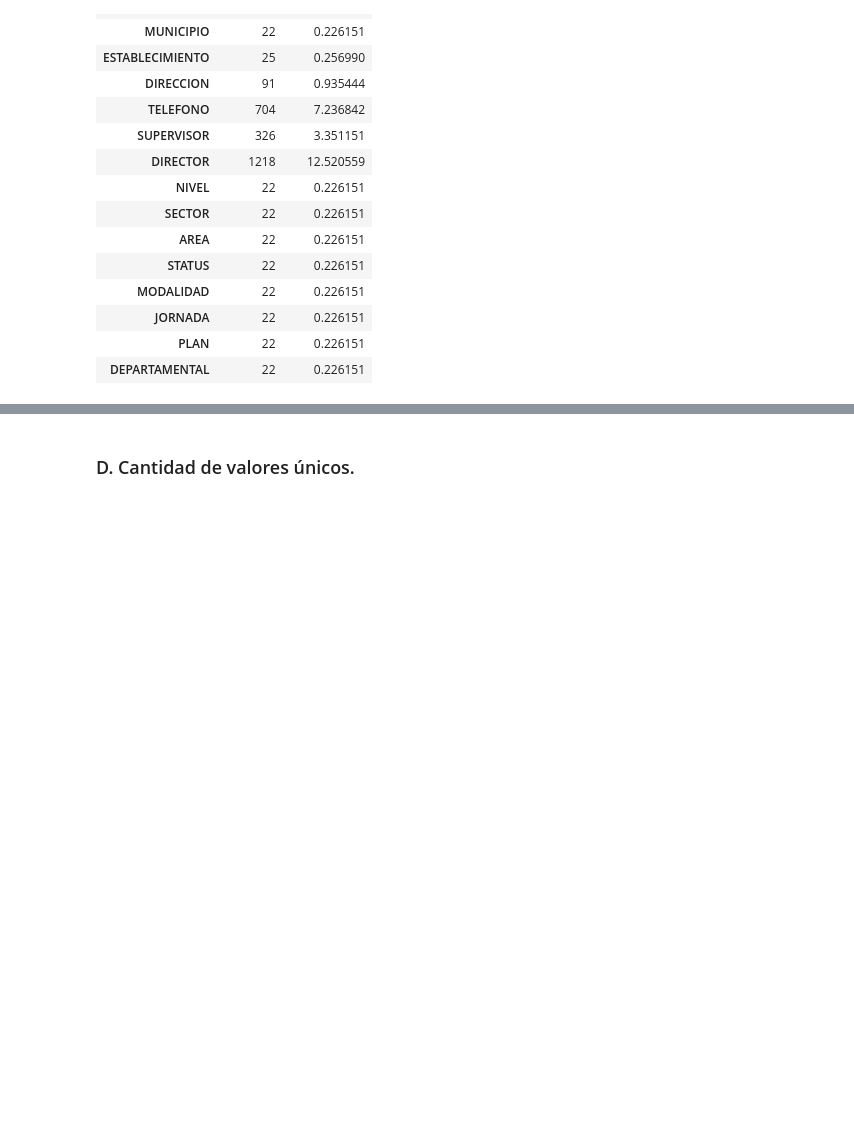
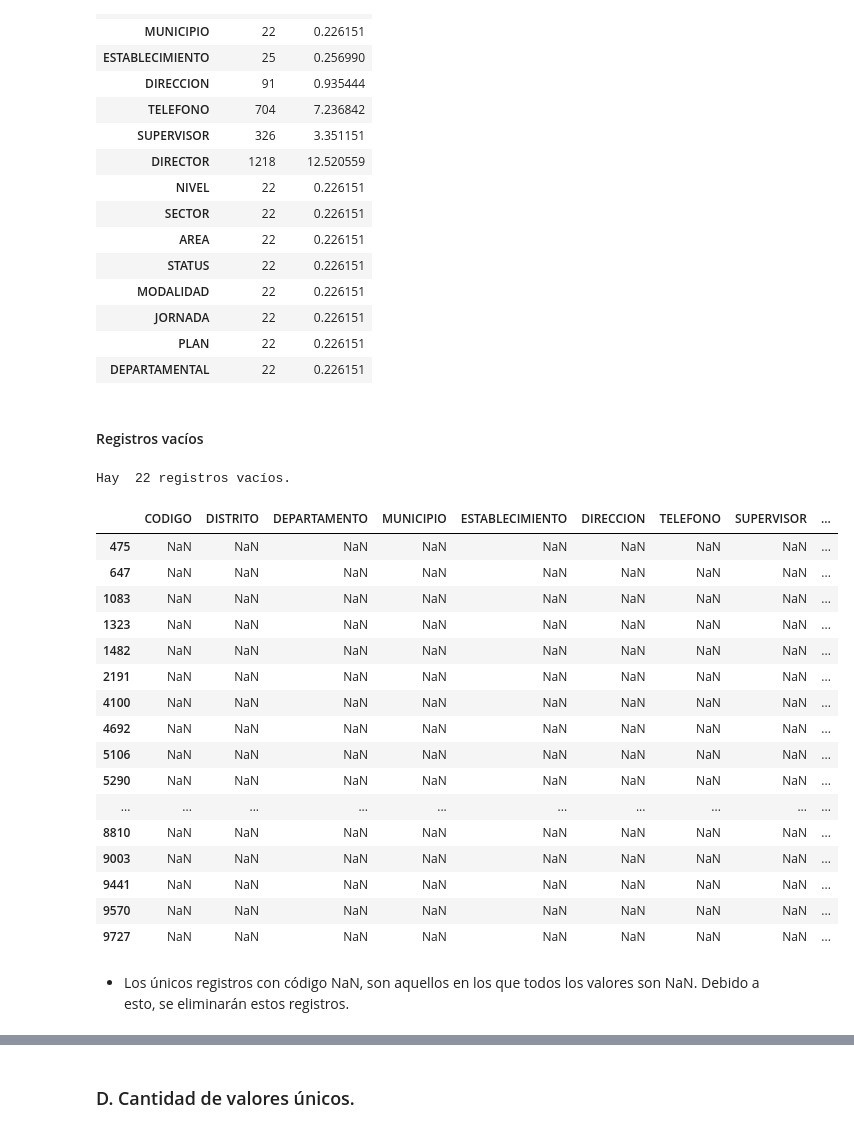
Before and after one commit to ricrod01/PROYECTO_1_DS, a Jupyter notebook: AVANCES.ipynb, the cells around one changed output, grey strips where cells are left out. Saved outputs shown, nothing was run; the diff lists cells and outputs as text; code cells hidden in the pictures; blank space fills up the shorter version.

```diff
--- a/AVANCES.ipynb
+++ b/AVANCES.ipynb
@@ -84,3 +84,31 @@ faltantes_df
 | JORNADA | 22 | 0.226151 |
 | PLAN | 22 | 0.226151 |
 | DEPARTAMENTAL | 22 | 0.226151 |
+# %% [markdown]
+#### Registros vacíos
+# %%
+print('Hay ',len(df[df['CODIGO'].isna()]), 'registros vacíos.')
+# %% [output]
+Hay  22 registros vacíos.
+# %%
+df[df['CODIGO'].isna()]
+# %% [output]
+|  | CODIGO | DISTRITO | DEPARTAMENTO | MUNICIPIO | ESTABLECIMIENTO | DIRECCION | TELEFONO | SUPERVISOR | ... |
+| 475 | NaN | NaN | NaN | NaN | NaN | NaN | NaN | NaN | ... |
+| 647 | NaN | NaN | NaN | NaN | NaN | NaN | NaN | NaN | ... |
+| 1083 | NaN | NaN | NaN | NaN | NaN | NaN | NaN | NaN | ... |
+| 1323 | NaN | NaN | NaN | NaN | NaN | NaN | NaN | NaN | ... |
+| 1482 | NaN | NaN | NaN | NaN | NaN | NaN | NaN | NaN | ... |
+| 2191 | NaN | NaN | NaN | NaN | NaN | NaN | NaN | NaN | ... |
+| 4100 | NaN | NaN | NaN | NaN | NaN | NaN | NaN | NaN | ... |
+| 4692 | NaN | NaN | NaN | NaN | NaN | NaN | NaN | NaN | ... |
+| 5106 | NaN | NaN | NaN | NaN | NaN | NaN | NaN | NaN | ... |
+| 5290 | NaN | NaN | NaN | NaN | NaN | NaN | NaN | NaN | ... |
+| ... | ... | ... | ... | ... | ... | ... | ... | ... | ... |
+| 8810 | NaN | NaN | NaN | NaN | NaN | NaN | NaN | NaN | ... |
+| 9003 | NaN | NaN | NaN | NaN | NaN | NaN | NaN | NaN | ... |
+| 9441 | NaN | NaN | NaN | NaN | NaN | NaN | NaN | NaN | ... |
+| 9570 | NaN | NaN | NaN | NaN | NaN | NaN | NaN | NaN | ... |
+| 9727 | NaN | NaN | NaN | NaN | NaN | NaN | NaN | NaN | ... |
+# %% [markdown]
+- Los únicos registros con código NaN, son aquellos en los que todos los valores son NaN. Debido a esto, se eliminarán estos registros.
```
Also changed, not shown: parts of 18 cells of this notebook.
